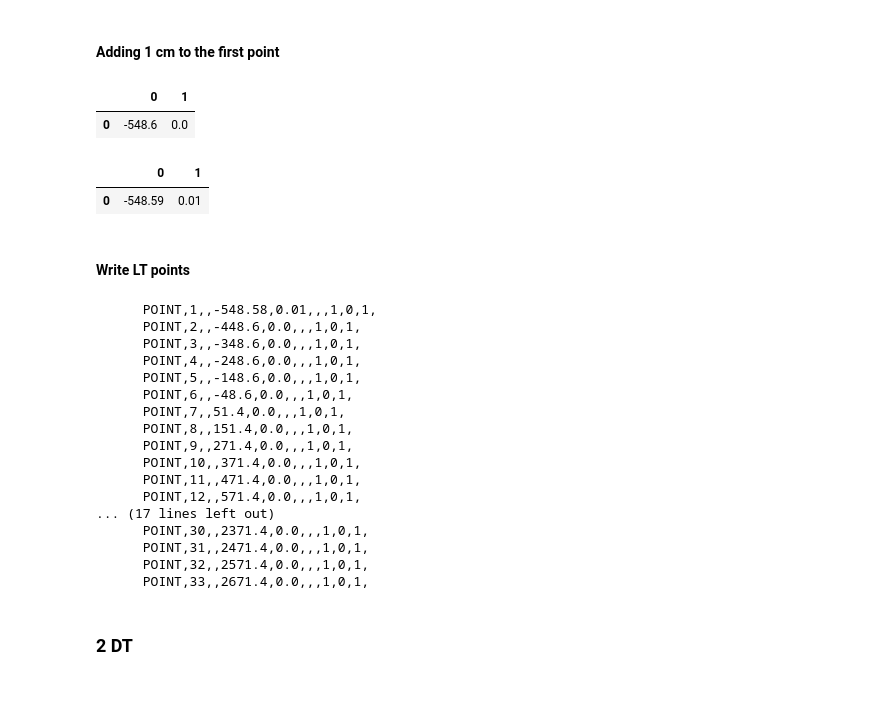
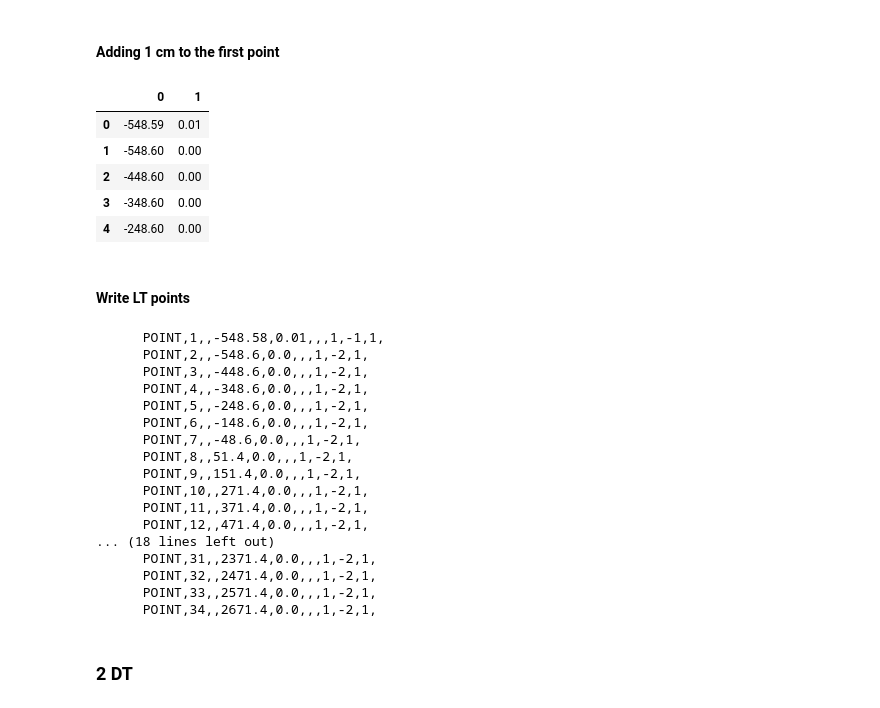
Before and after one commit to LucasLessa1/Projects, a Jupyter notebook: PowerApps/request_notebook.ipynb, the cells around one changed output. Drawn from its saved outputs; the diff is of its cells as text; code cells hidden in the pictures.

Commit message:
Adjust dummy points and type in LT points

```diff
--- a/PowerApps/request_notebook.ipynb
+++ b/PowerApps/request_notebook.ipynb
@@ -519,19 +520,20 @@ lt_coor_final.head(3)
 | 2 | -348.6 | 0.0 |
 # %% [markdown]
 #### Adding 1 cm to the first point
-# %%
-lt_coor_final = lt_coor_final.astype(float)
-lt_coor_final.head(1)
-# %% [output]
-|  | 0 | 1 |
-| 0 | -548.6 | 0.0 |
-# %%
-lt_coor_final.loc[0] += 0.01
-# %%
-lt_coor_final.head(1)
-# %% [output]
-|  | 0 | 1 |
-| 0 | -548.59 | 0.01 |
+# %%
+new_row = lt_coor_final.iloc[0].copy() + 0.01
+
+# Insert the new row at index 0
+lt_coor_final = pd.concat([pd.DataFrame(new_row).transpose(), lt_coor_final], ignore_index=True)
+
+lt_coor_final.head()
+# %% [output]
+|  | 0 | 1 |
+| 0 | -548.59 | 0.01 |
+| 1 | -548.60 | 0.00 |
+| 2 | -448.60 | 0.00 |
+| 3 | -348.60 | 0.00 |
+| 4 | -248.60 | 0.00 |
 # %%
 # POINT, 1, , -500,10,0,0,0,0,2,0
 # POINT, 2, ,    0,10,0,0,0,0,2,0
@@ -543,7 +545,7 @@ lista = []
 name = ''
 rho = 1
 xs = 1
-type_ = 0 # Towers = -2, Coordinate = -1 e Undefined = 0;
+type_ = -2 # Towers = -2, Coordinate = -1 e Undefined = 0;
 
 first = True
 for index, row in lt_coor_final.iterrows():
@@ -552,30 +554,35 @@ for index, row in lt_coor_final.iterrows():
         first = False
     else :
         x = row[0]
-
+    if index == 0:
+        type_ = -1
+        y = row[1]
+        lista.append(f'      POINT,{index+1},{name},{x},{y},,,{rho},{type_},{xs},')
+        type_ = -2
+        continue
     y = row[1]
     lista.append(f'      POINT,{index+1},{name},{x},{y},,,{rho},{type_},{xs},')
 
 LT_points = '\n'.join(lista)
 print(LT_points)
 # %% [output]
-      POINT,1,,-548.58,0.01,,,1,0,1,
-      POINT,2,,-448.6,0.0,,,1,0,1,
-      POINT,3,,-348.6,0.0,,,1,0,1,
-      POINT,4,,-248.6,0.0,,,1,0,1,
-      POINT,5,,-148.6,0.0,,,1,0,1,
-      POINT,6,,-48.6,0.0,,,1,0,1,
-      POINT,7,,51.4,0.0,,,1,0,1,
-      POINT,8,,151.4,0.0,,,1,0,1,
-      POINT,9,,271.4,0.0,,,1,0,1,
-      POINT,10,,371.4,0.0,,,1,0,1,
-      POINT,11,,471.4,0.0,,,1,0,1,
-      POINT,12,,571.4,0.0,,,1,0,1,
-... (17 lines left out)
-      POINT,30,,2371.4,0.0,,,1,0,1,
-      POINT,31,,2471.4,0.0,,,1,0,1,
-      POINT,32,,2571.4,0.0,,,1,0,1,
-      POINT,33,,2671.4,0.0,,,1,0,1,
+      POINT,1,,-548.58,0.01,,,1,-1,1,
+      POINT,2,,-548.6,0.0,,,1,-2,1,
+      POINT,3,,-448.6,0.0,,,1,-2,1,
+      POINT,4,,-348.6,0.0,,,1,-2,1,
+      POINT,5,,-248.6,0.0,,,1,-2,1,
+      POINT,6,,-148.6,0.0,,,1,-2,1,
+      POINT,7,,-48.6,0.0,,,1,-2,1,
+      POINT,8,,51.4,0.0,,,1,-2,1,
+      POINT,9,,151.4,0.0,,,1,-2,1,
+      POINT,10,,271.4,0.0,,,1,-2,1,
+      POINT,11,,371.4,0.0,,,1,-2,1,
+      POINT,12,,471.4,0.0,,,1,-2,1,
+... (18 lines left out)
+      POINT,31,,2371.4,0.0,,,1,-2,1,
+      POINT,32,,2471.4,0.0,,,1,-2,1,
+      POINT,33,,2571.4,0.0,,,1,-2,1,
+      POINT,34,,2671.4,0.0,,,1,-2,1,
 # %% [markdown]
 ### 2 DT
 # %%
```
Also changed, not shown: parts of 5 cells of this notebook.
